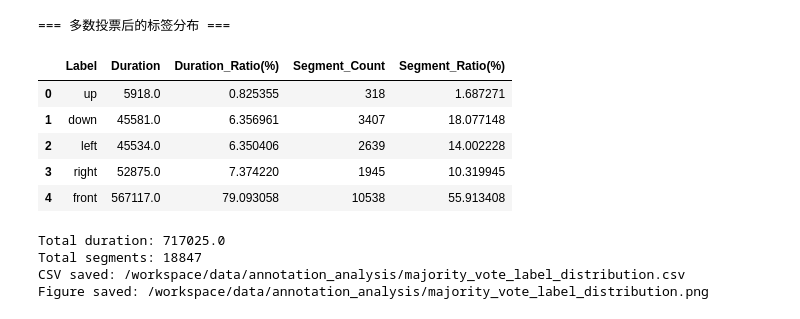
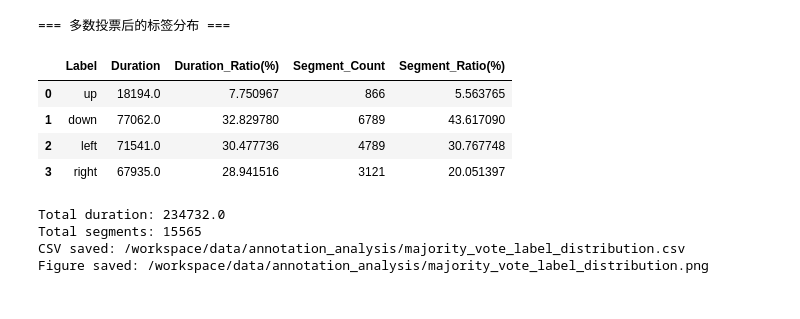
Before and after one commit to ChenKaiXuSan/Drive_CHM3D_PyTorch, a Jupyter notebook: analysis/paper_annotation.ipynb, the cells around one changed output. Drawn from its saved outputs; the diff is of its cells as text; code cells hidden in the pictures.

```diff
--- a/analysis/paper_annotation.ipynb
+++ b/analysis/paper_annotation.ipynb
@@ -17,7 +17,7 @@ ann_map = {
     4: 2,
     5: 3,
 }
-VALID_DIRECTIONS = {"up", "down", "left", "right", "front"}
+VALID_DIRECTIONS = {"up", "down", "left", "right"}
 OUTPUT_DIR = "/workspace/data/annotation_analysis"
 
 
@@ -52,7 +52,7 @@ def optimize_visual_report(json_file, output_dir=OUTPUT_DIR):
 
     df = pd.DataFrame(all_data)
     if df.empty:
-        print("没有可用标签（仅保留 up/down/left/right/front 后为空）。")
+        print("没有可用标签（仅保留 up/down/left/right 后为空）。")
         return
 
     # --- 绘图 A: 标注数量对比 (学术配色) ---
@@ -68,7 +68,7 @@ def optimize_visual_report(json_file, output_dir=OUTPUT_DIR):
     # --- 维度 A: 标注频率差异 (Stacked Bar Chart) ---
     plt.figure(figsize=(10, 6))
     pivot_df = df.groupby(['Annotator', 'Direction']).size().unstack(fill_value=0)
-    pivot_df = pivot_df.reindex(columns=['up', 'down', 'left', 'right', 'front'], fill_value=0)
+    pivot_df = pivot_df.reindex(columns=['up', 'down', 'left', 'right'], fill_value=0)
     pivot_df.plot(kind='bar', stacked=True, ax=plt.gca(), colormap='tab10')
     plt.title('Annotator Labeling Preference (Count)', fontsize=14)
     plt.ylabel('Total Number of Labels')
@@ -453,23 +415,16 @@ def summarize_majority_vote_label_distribution(json_file, output_dir=OUTPUT_DIR)
         if len(ann_entries) < 2:
             continue
 
-        ann_segments_raw = {}
-        video_end = 0.0
+        ann_segments = {}
         for ann_id, e in ann_entries.items():
             segs = _extract_filtered_segments(e, VALID_DIRECTIONS)
-            ann_segments_raw[ann_id] = segs
             if segs:
-                video_end = max(video_end, max(x[1] for x in segs))
+                ann_segments[ann_id] = segs
 
-        if video_end <= 0:
+        if len(ann_segments) < 2:
             continue
 
-        ann_segments = {
-            ann_id: _fill_front_gaps(segs, video_end)
-            for ann_id, segs in ann_segments_raw.items()
-        }
-
-        boundaries = {0.0, video_end}
+        boundaries = set()
         for segs in ann_segments.values():
             for s, e, _ in segs:
                 boundaries.add(float(s))
@@ -484,8 +439,15 @@ def summarize_majority_vote_label_distribution(json_file, output_dir=OUTPUT_DIR)
 
             mid = (s + e) / 2.0
             dur = e - s
-            votes = [_label_at_time(segs, mid) for segs in ann_segments.values()]
+            votes = []
+            for segs in ann_segments.values():
+                lb = _label_at_time(segs, mid)
+                if lb is not None:
+                    votes.append(lb)
+
             maj = _majority_label(votes)
+            if maj is None:
+                continue
 
             label_duration[maj] += dur
             label_segment_count[maj] += 1
@@ -496,7 +458,7 @@ def summarize_majority_vote_label_distribution(json_file, output_dir=OUTPUT_DIR)
         print("没有可计算的多数投票分布数据。")
         return
 
-    label_order = ["up", "down", "left", "right", "front"]
+    label_order = ["up", "down", "left", "right"]
     rows = []
     for label in label_order:
         dur = label_duration.get(label, 0.0)
@@ -525,42 +487,41 @@ def summarize_majority_vote_label_distribution(json_file, output_dir=OUTPUT_DIR)
     bars = ax1.bar(
         dist_df["Label"],
         dist_df["Duration_Ratio(%)"],
-        color=["#E74C3C", "#3498DB", "#2ECC71", "#F1C40F", "#D5D8DC"],
+        color=["#E74C3C", "#3498DB", "#2ECC71", "#F1C40F"],
     )
     ax1.set_ylabel("Duration Ratio (%)")
     ax1.set_title("Majority-Vote Label Distribution")
     ax1.grid(axis="y", alpha=0.25)
     ax1.set_ylim(0, max(100.0, float(dist_df["Duration_Ratio(%)"].max()) * 1.15))
 
     for bar, pct in zip(bars, dist_df["Duration_Ratio(%)"]):
         ax1.text(
             bar.get_x() + bar.get_width() / 2,
             bar.get_height() + 0.8,
             f"{pct:.1f}%",
             ha="center",
             va="bottom",
             fontsize=10,
         )
 
     plt.tight_layout()
     fig_path = os.path.join(output_dir, "majority_vote_label_distribution.png")
     plt.savefig(fig_path, dpi=300)
     plt.close()
 
     print(f"Figure saved: {fig_path}")
 
 
 # 执行多数投票后的标签分布统计
 summarize_majority_vote_label_distribution(mini_json_path, OUTPUT_DIR)
 # %% [output]
 === 多数投票后的标签分布 ===
 |  | Label | Duration | Duration_Ratio(%) | Segment_Count | Segment_Ratio(%) |
-| 0 | up | 5918.0 | 0.825355 | 318 | 1.687271 |
-| 1 | down | 45581.0 | 6.356961 | 3407 | 18.077148 |
-| 2 | left | 45534.0 | 6.350406 | 2639 | 14.002228 |
-| 3 | right | 52875.0 | 7.374220 | 1945 | 10.319945 |
-| 4 | front | 567117.0 | 79.093058 | 10538 | 55.913408 |
+| 0 | up | 18194.0 | 7.750967 | 866 | 5.563765 |
+| 1 | down | 77062.0 | 32.829780 | 6789 | 43.617090 |
+| 2 | left | 71541.0 | 30.477736 | 4789 | 30.767748 |
+| 3 | right | 67935.0 | 28.941516 | 3121 | 20.051397 |
-Total duration: 717025.0
-Total segments: 18847
+Total duration: 234732.0
+Total segments: 15565
 CSV saved: /workspace/data/annotation_analysis/majority_vote_label_distribution.csv
 Figure saved: /workspace/data/annotation_analysis/majority_vote_label_distribution.png
```
Also changed, not shown: parts of 3 cells of this notebook.
